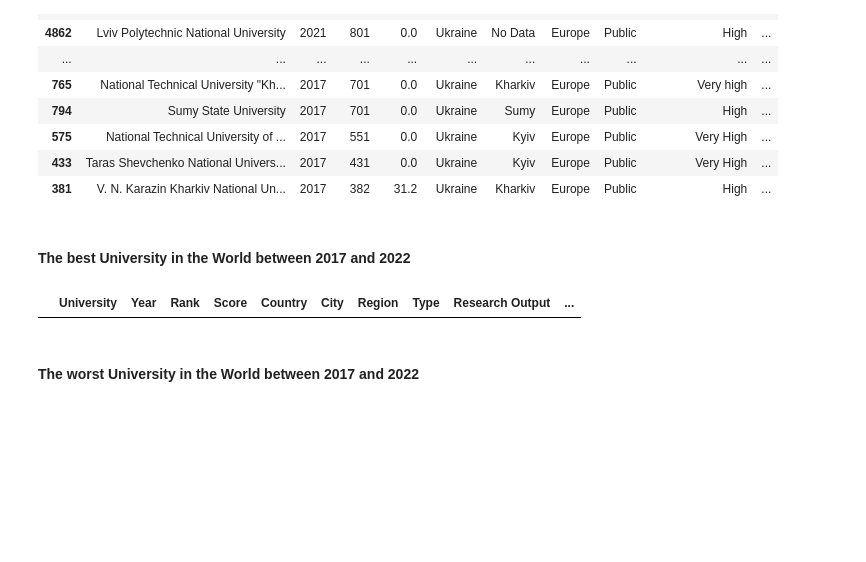
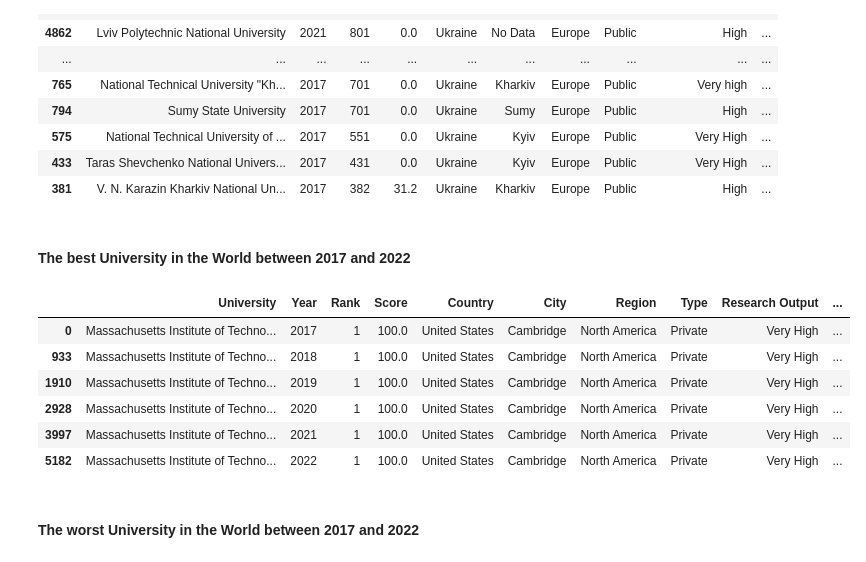
Before and after one commit to Lunczer93/Python_Project_4_World_University_Ranking, a Jupyter notebook: Python_Project_4_World_University_Ranking.ipynb, the cells around one changed output. Cells and saved outputs as stored; diff of their text form; code cells hidden in the pictures; blank space fills up the shorter version.

```diff
--- a/Python_Project_4_World_University_Ranking.ipynb
+++ b/Python_Project_4_World_University_Ranking.ipynb
@@ -1883,10 +1851,16 @@ pd.set_option('display.max_rows', 25)
 # %% [markdown]
 #### The best University in the World between 2017 and 2022
 # %%
-NewWorldUniversityFirstRanking =  NewWorldUniversityRanking20172022.query('Rank == "1"')
+NewWorldUniversityFirstRanking =  NewWorldUniversityRanking20172022.query('Rank == 1')
 NewWorldUniversityFirstRanking
 # %% [output]
 |  | University | Year | Rank | Score | Country | City | Region | Type | Research Output | ... |
+| 0 | Massachusetts Institute of Techno... | 2017 | 1 | 100.0 | United States | Cambridge | North America | Private | Very High | ... |
+| 933 | Massachusetts Institute of Techno... | 2018 | 1 | 100.0 | United States | Cambridge | North America | Private | Very High | ... |
+| 1910 | Massachusetts Institute of Techno... | 2019 | 1 | 100.0 | United States | Cambridge | North America | Private | Very High | ... |
+| 2928 | Massachusetts Institute of Techno... | 2020 | 1 | 100.0 | United States | Cambridge | North America | Private | Very High | ... |
+| 3997 | Massachusetts Institute of Techno... | 2021 | 1 | 100.0 | United States | Cambridge | North America | Private | Very High | ... |
+| 5182 | Massachusetts Institute of Techno... | 2022 | 1 | 100.0 | United States | Cambridge | North America | Private | Very High | ... |
 # %% [markdown]
 #### The worst University in the World between 2017 and 2022
 # %%
```
Also changed, not shown: parts of 8 cells of this notebook.
